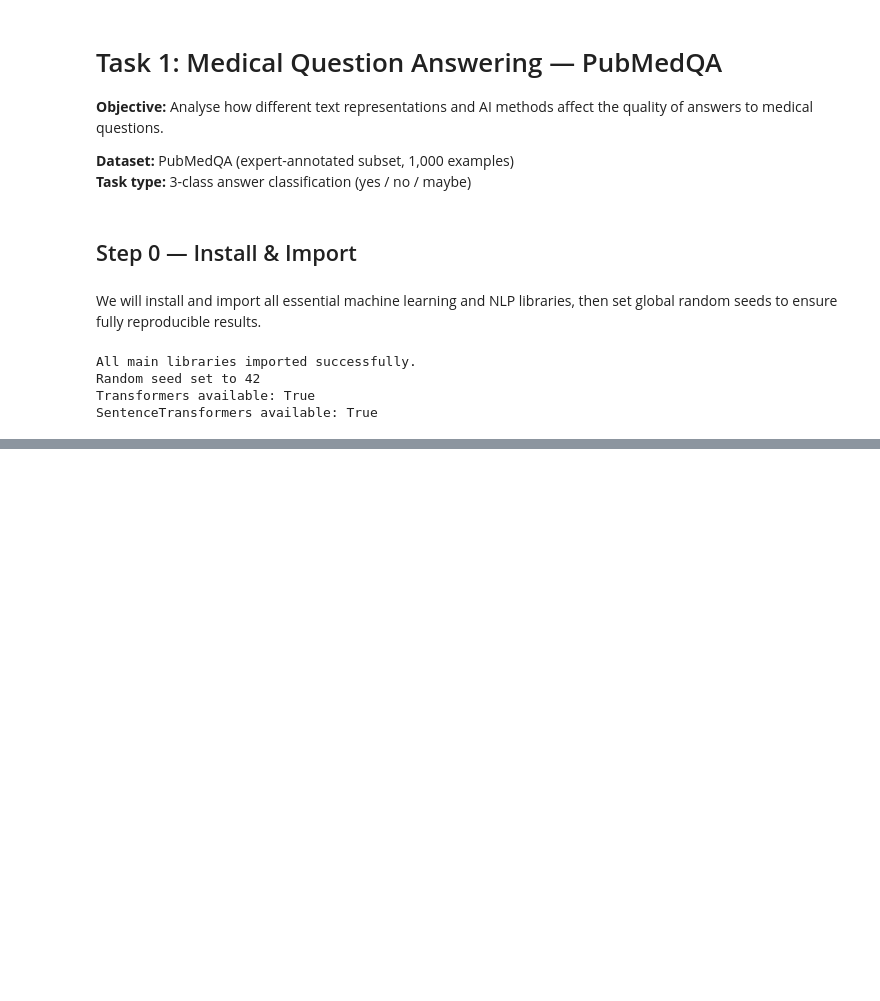
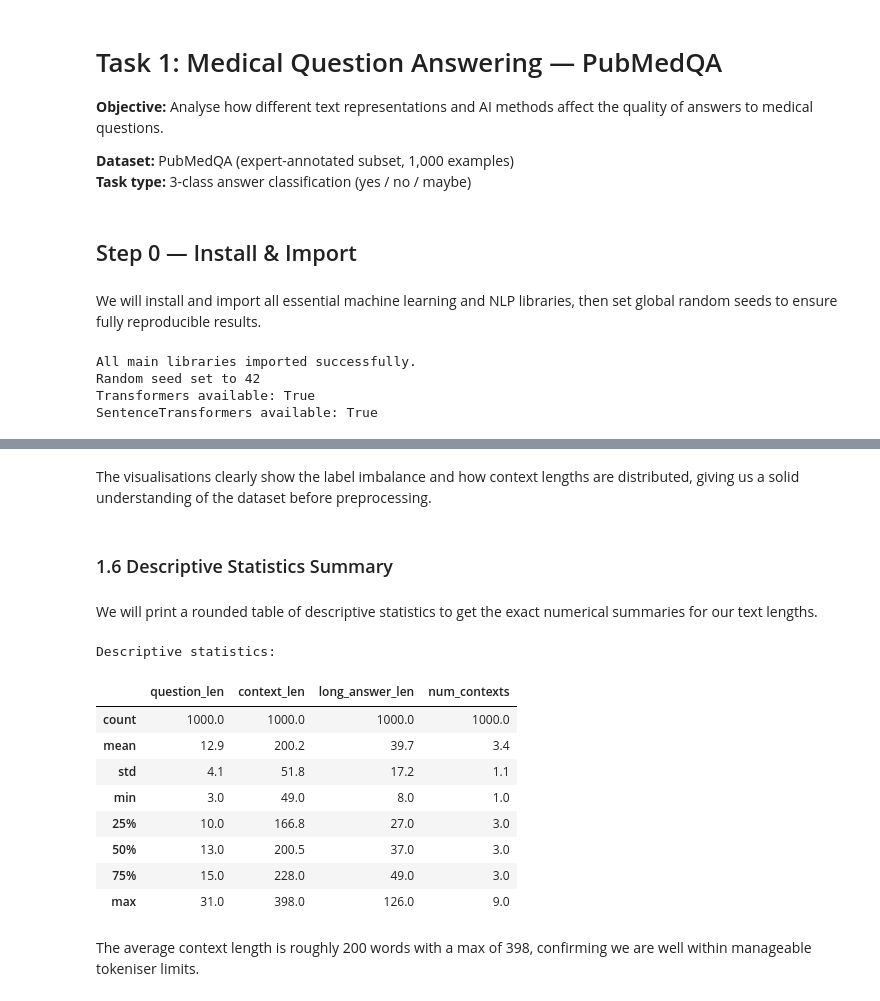
Before and after one commit to tanishkshindepatil01/ai-text-analytics-coursework-team16-task1, a Jupyter notebook: AI&TA.ipynb, the cells around one changed output, grey strips where cells are left out. Drawn from its saved outputs; the diff is of its cells as text; code cells hidden in the pictures; blank space fills up the shorter version.

```diff
--- a/AI&TA.ipynb
+++ b/AI&TA.ipynb
@@ -98,0 +114,11 @@ SentenceTransformers available: True
+# %%
+DATA_PATH = "/content/data/ori_pqal.json"
+
+with open(DATA_PATH, "r", encoding="utf-8") as f:
+    data = json.load(f)
+
+print(f"Total records: {len(data)}")
+
+first_key = list(data.keys())[0]
+print(f"\nExample PMID: {first_key}")
+print(json.dumps(data[first_key], indent=2)[:800])
@@ -98,0 +140,17 @@ SentenceTransformers available: True
+# %%
+rows = []
+for pmid, info in data.items():
+    contexts = info.get("CONTEXTS", [])
+    rows.append({
+        "pmid": pmid,
+        "question": info.get("QUESTION", ""),
+        "context_list": contexts,
+        "context": " ".join(contexts) if isinstance(contexts, list) else str(contexts),
+        "long_answer": info.get("LONG_ANSWER", ""),
+        "label": str(info.get("final_decision", "")).lower().strip()
+    })
+
+df = pd.DataFrame(rows)
+print(f"\nDataFrame shape: {df.shape}")
+print(f"Columns: {df.columns.tolist()}")
+print(f"\nMissing values:\n{df.isnull().sum()}")
@@ -98,0 +191,7 @@ SentenceTransformers available: True
+# %%
+df["question_len"] = df["question"].str.split().str.len()
+df["context_len"] = df["context"].str.split().str.len()
+df["long_answer_len"] = df["long_answer"].str.split().str.len()
+df["num_contexts"] = df["context_list"].apply(lambda x: len(x) if isinstance(x, list) else 0)
+
+print(f"Feature columns added: question_len, context_len, long_answer_len, num_contexts")
@@ -98,0 +309,22 @@ SentenceTransformers available: True
+# %% [markdown]
+The visualisations clearly show the label imbalance and how context lengths are distributed, giving us a solid understanding of the dataset before preprocessing.
+# %% [markdown]
+### 1.6 Descriptive Statistics Summary
+# %% [markdown]
+We will print a rounded table of descriptive statistics to get the exact numerical summaries for our text lengths.
+# %%
+print("\nDescriptive statistics:")
+display(df[["question_len", "context_len", "long_answer_len", "num_contexts"]].describe().round(1))
+# %% [output]
+Descriptive statistics:
+|  | question_len | context_len | long_answer_len | num_contexts |
+| count | 1000.0 | 1000.0 | 1000.0 | 1000.0 |
+| mean | 12.9 | 200.2 | 39.7 | 3.4 |
+| std | 4.1 | 51.8 | 17.2 | 1.1 |
+| min | 3.0 | 49.0 | 8.0 | 1.0 |
+| 25% | 10.0 | 166.8 | 27.0 | 3.0 |
+| 50% | 13.0 | 200.5 | 37.0 | 3.0 |
+| 75% | 15.0 | 228.0 | 49.0 | 3.0 |
+| max | 31.0 | 398.0 | 126.0 | 9.0 |
+# %% [markdown]
+The average context length is roughly 200 words with a max of 398, confirming we are well within manageable tokeniser limits.
```
Also changed, not shown: parts of 22 cells of this notebook.
